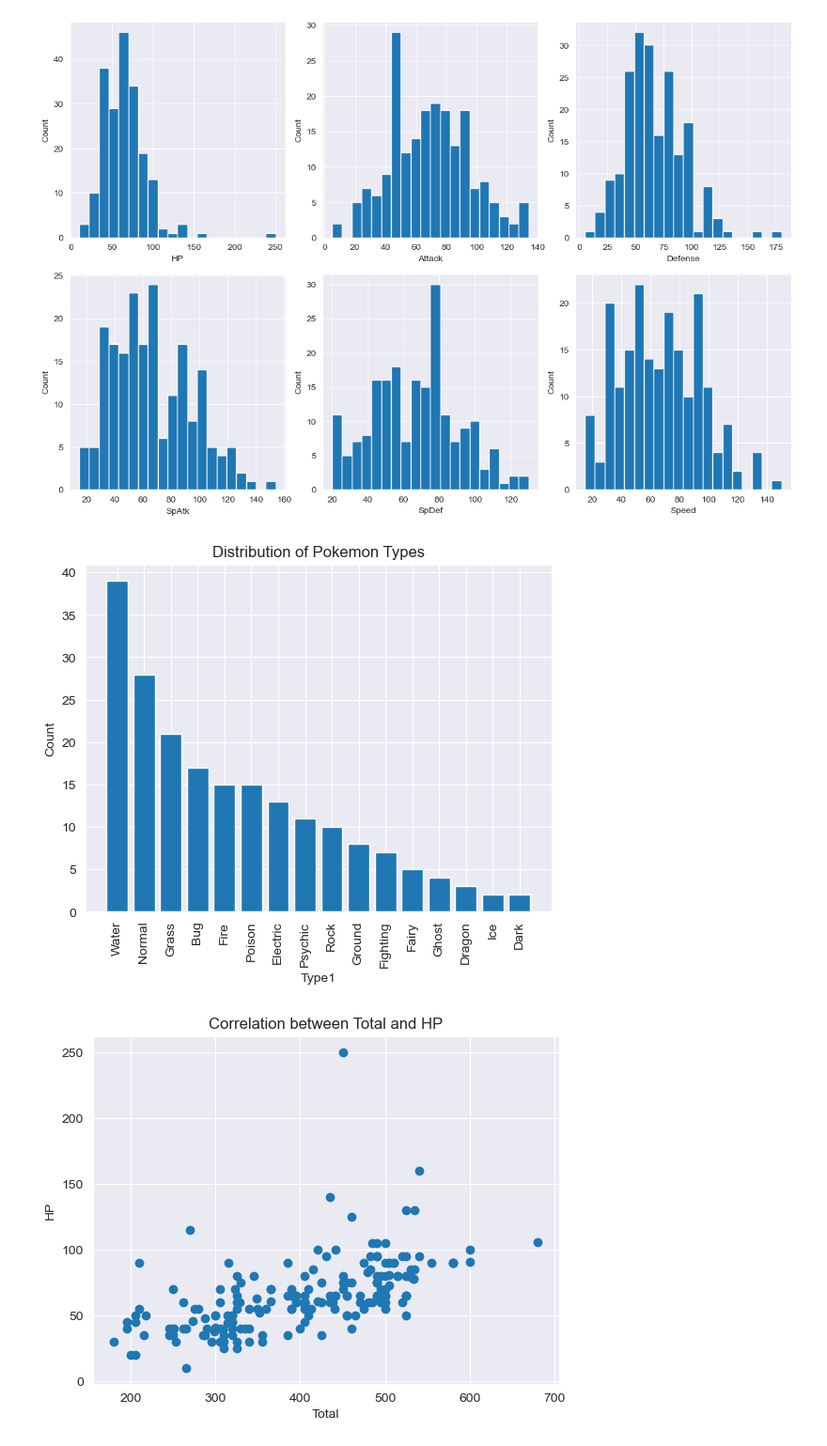
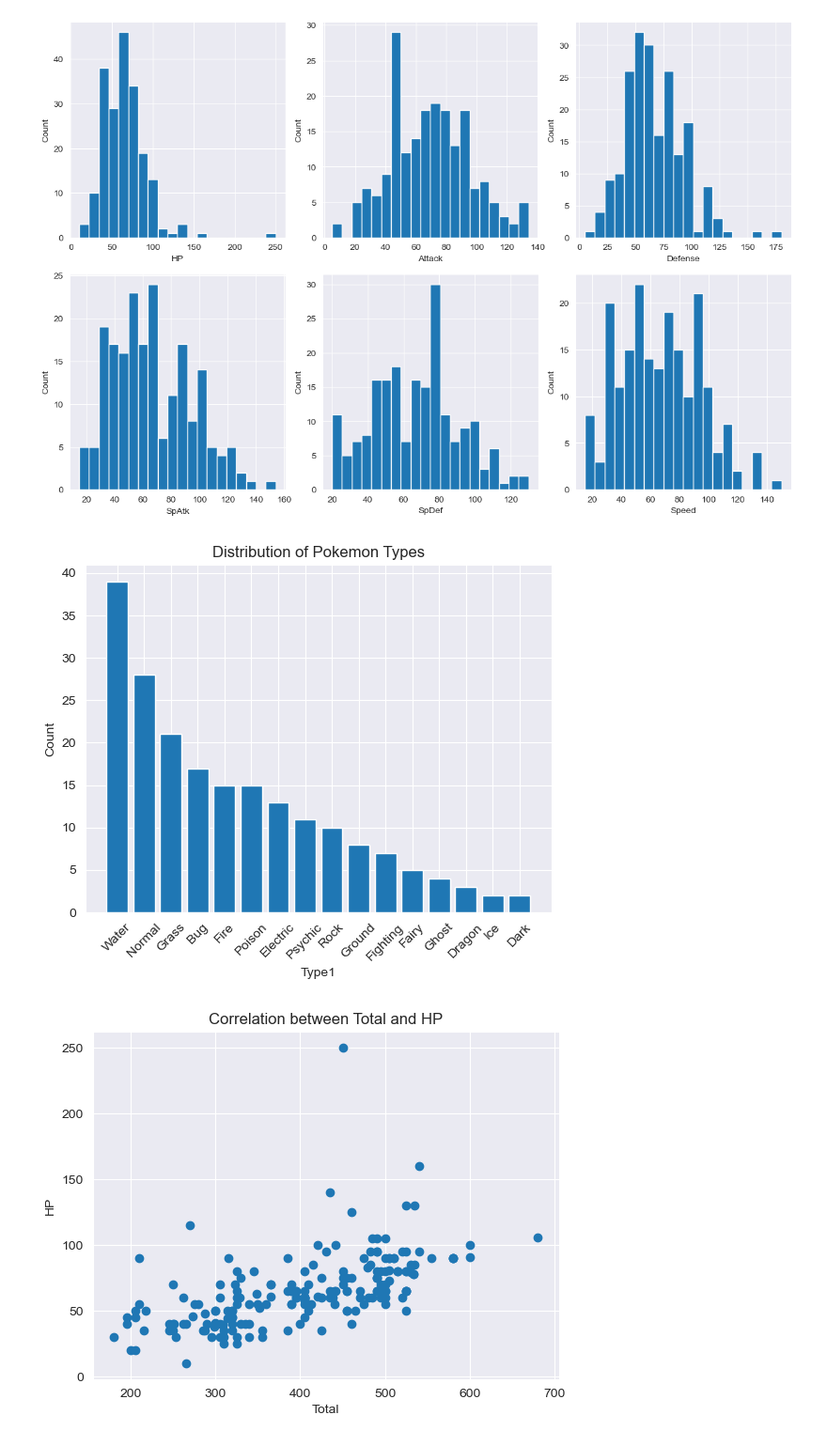
Before and after one commit to haileychoii/Pokemon, a Jupyter notebook: pokemon_visualization.ipynb, the cells around one changed output. Shown at 94% size. Drawn from its saved outputs; the diff is of its cells as text; code cells hidden in the pictures.

```diff
--- a/pokemon_visualization.ipynb
+++ b/pokemon_visualization.ipynb
@@ -77,16 +88,16 @@ plt.show()
 # %% [output]
 [figure]
 # %%
-# 포켓몬 p입에 따른 수 시각화
+# 포켓몬 타입에 따른 수 시각화
 type_df= pokemon_df['Type1'].value_counts()
 plt.bar(type_df.index, type_df.values)
 plt.xlabel('Type1')
 plt.ylabel('Count')
 plt.title('Distribution of Pokemon Types')
-plt.xticks(rotation = 90)
+plt.xticks(rotation = 45)
 plt.show()
 # %% [output]
-[figure, old version]
+[figure, new version]
 # %%
 # 포켓몬의 전체 스탯과 HP의 상관관계 시각화
 plt.scatter(pokemon_df['Total'], pokemon_df['HP'])
```
Also changed, not shown: parts of 8 cells of this notebook.
